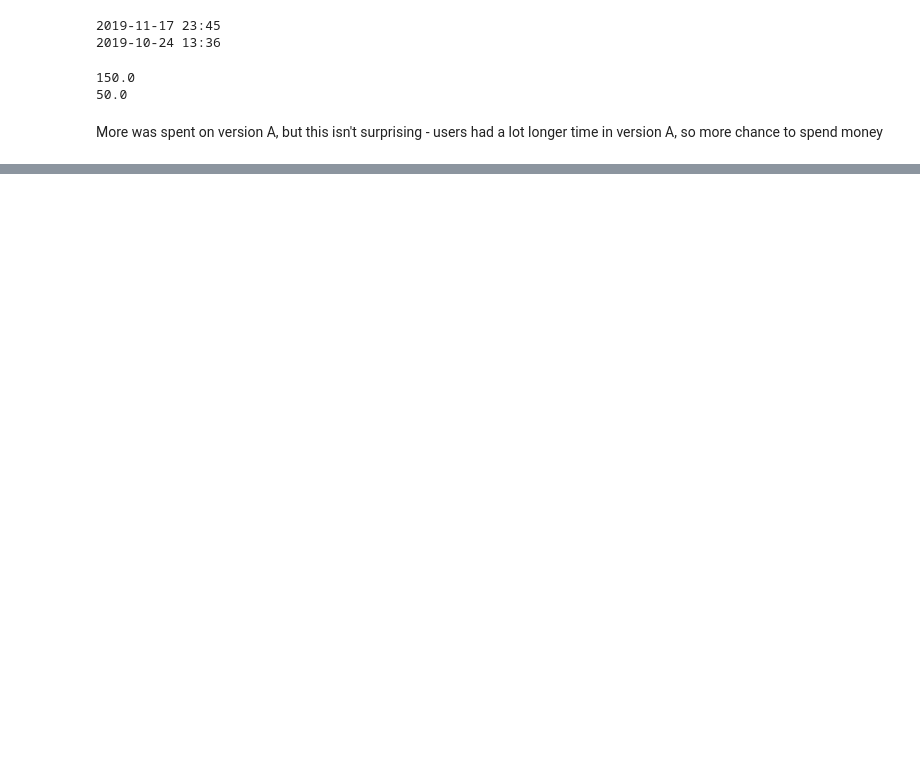
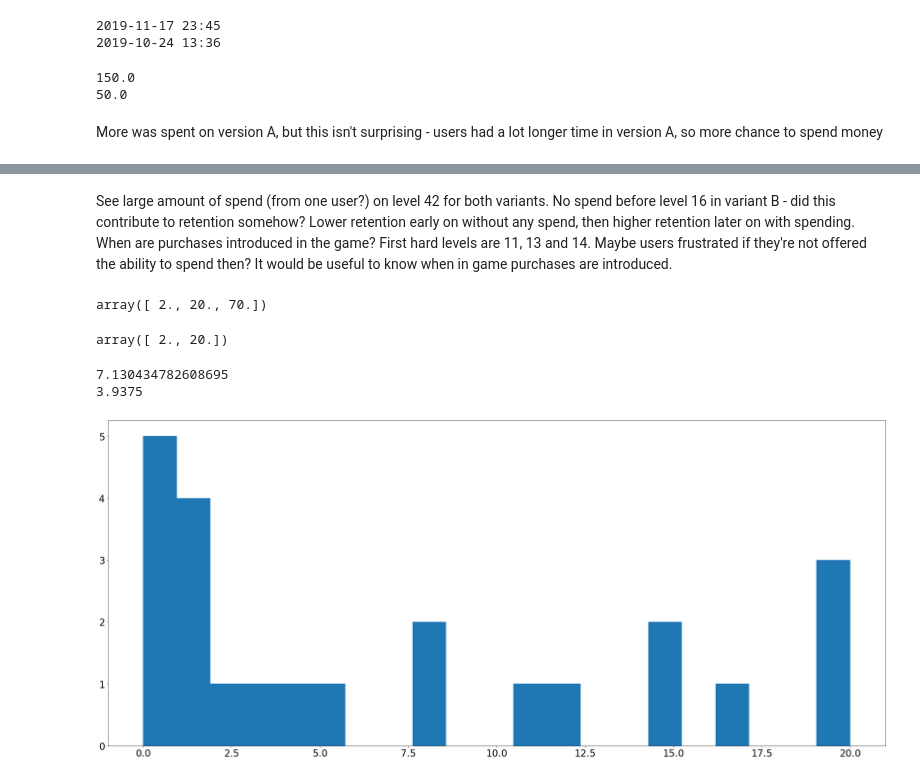
Before and after one commit to tke2101/game-analysis, a Jupyter notebook: Game Analysis.ipynb, the cells around one changed output, grey strips where cells are left out. Cells and saved outputs as stored; diff of their text form; code cells hidden in the pictures; blank space fills up the shorter version.

```diff
--- a/Game Analysis.ipynb
+++ b/Game Analysis.ipynb
@@ -115,5 +157,5 @@ level1_date_version_B['first_play_date'] = level1_date_version_B['timestamp'].ap
 level1_date_version_A = level1_date_version_A.groupby('user_id').min().reset_index()
 level1_date_version_B = level1_date_version_B.groupby('user_id').min().reset_index()
 # %%
-level1_date_version_A.drop('timestamp', axis=1, inplace=True)
-level1_date_version_B.drop('timestamp', axis=1, inplace=True)
+level1_date_version_A.drop(['timestamp', 'session_id'], axis=1, inplace=True)
+level1_date_version_B.drop(['timestamp', 'session_id'], axis=1, inplace=True)
@@ -448,0 +621,32 @@ More was spent on version A, but this isn't surprising - users had a lot longer
+# %% [markdown]
+See large amount of spend (from one user?) on level 42 for both variants.
+No spend before level 16 in variant B - did this contribute to retention somehow? Lower retention early on without any spend, then higher retention later on with spending. When are purchases introduced in the game? First hard levels are 11, 13 and 14. Maybe users frustrated if they're not offered the ability to spend then?  It would be useful to know when in game purchases are introduced.
+# %%
+pd.unique(version_A[version_A.event_name=='PurchaseComplete']['iap_value'])
+# %% [output]
+array([ 2., 20., 70.])
+# %%
+pd.unique(version_B[version_B.event_name=='PurchaseComplete']['iap_value'])
+# %% [output]
+array([ 2., 20.])
+# %%
+#What day do these purchases happen?
+payments_A = version_A[version_A.iap_value.notnull()][['user_id', 'iap_value', 'current_level', 'timestamp']]
+payments_A = payments_A.merge(level1_date_version_A, on='user_id')
+
+payments_B = version_B[version_B.iap_value.notnull()][['user_id', 'iap_value', 'current_level', 'timestamp']]
+payments_B = payments_B.merge(level1_date_version_B, on='user_id')
+
+payments_A['day_number'] = (payments_A['timestamp'].apply(lambda x: datetime.date(x)) - payments_A['first_play_date']).dt.days
+payments_B['day_number'] = (payments_B['timestamp'].apply(lambda x: datetime.date(x)) - payments_B['first_play_date']).dt.days
+
+print(payments_A['day_number'].mean())
+print(payments_B['day_number'].mean())
+# %% [output]
+7.130434782608695
+3.9375
+# %%
+plt.hist(payments_A['day_number'], bins=21)
+plt.show()
+# %% [output]
+[figure, added]
```
Also changed, not shown: parts of 39 cells of this notebook, 1 other file.
